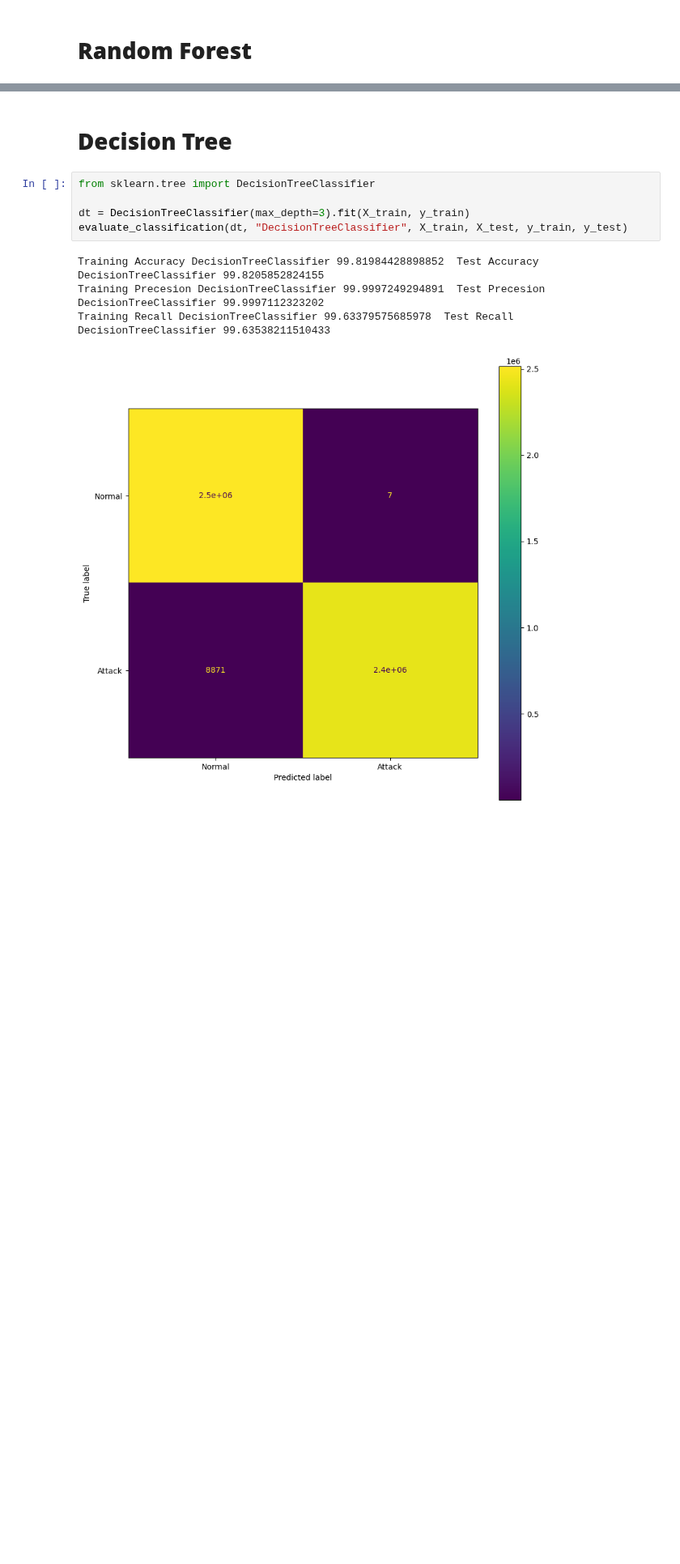
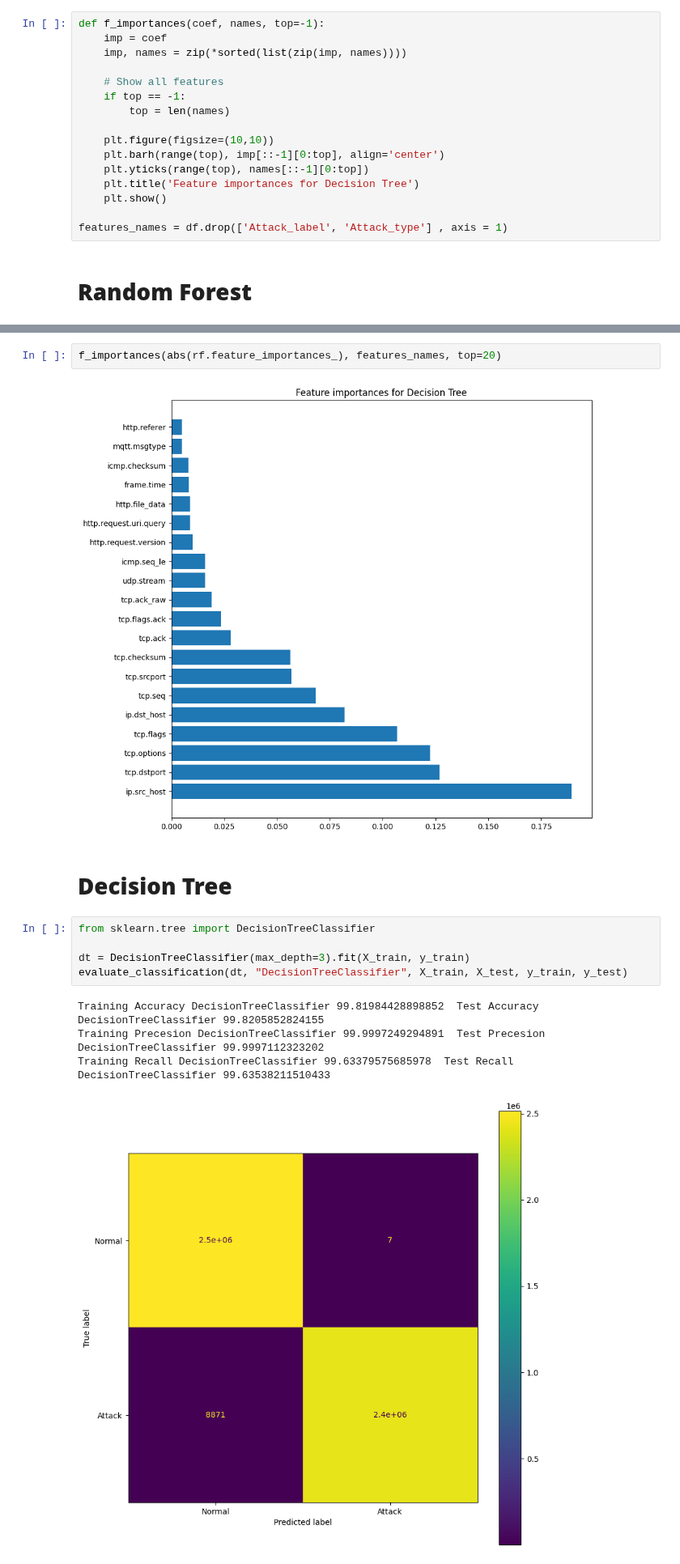
Before and after one commit to douniagh/MyApplication-, a Jupyter notebook: Training5.ipynb, the cells around one changed output, grey strips where cells are left out. Shown at 81% size. Drawn from its saved outputs; the diff is of its cells as text; blank space fills up the shorter version.

```diff
--- a/Training5.ipynb
+++ b/Training5.ipynb
@@ -90,3 +90,19 @@ X_train, X_test, y_train, y_test = train_test_split(X, y, test_size=0.25, random
+# %%
+def f_importances(coef, names, top=-1):
+    imp = coef
+    imp, names = zip(*sorted(list(zip(imp, names))))
+
+    # Show all features
+    if top == -1:
+        top = len(names)
+
+    plt.figure(figsize=(10,10))
+    plt.barh(range(top), imp[::-1][0:top], align='center')
+    plt.yticks(range(top), names[::-1][0:top])
+    plt.title('Feature importances for Decision Tree')
+    plt.show()
+
+features_names = df.drop(['Attack_label', 'Attack_type'] , axis = 1)
 # %% [markdown]
 # **Random Forest**
 # %%
@@ -100,3 +116,7 @@ Training Recall RandomForestClassifier 99.99987667122481  Test Recall RandomFore
+# %%
+f_importances(abs(rf.feature_importances_), features_names, top=20)
+# %% [output]
+[figure, added]
 # %% [markdown]
 # **Decision Tree**
 # %%
```
Also changed, not shown: parts of 2 cells of this notebook.
